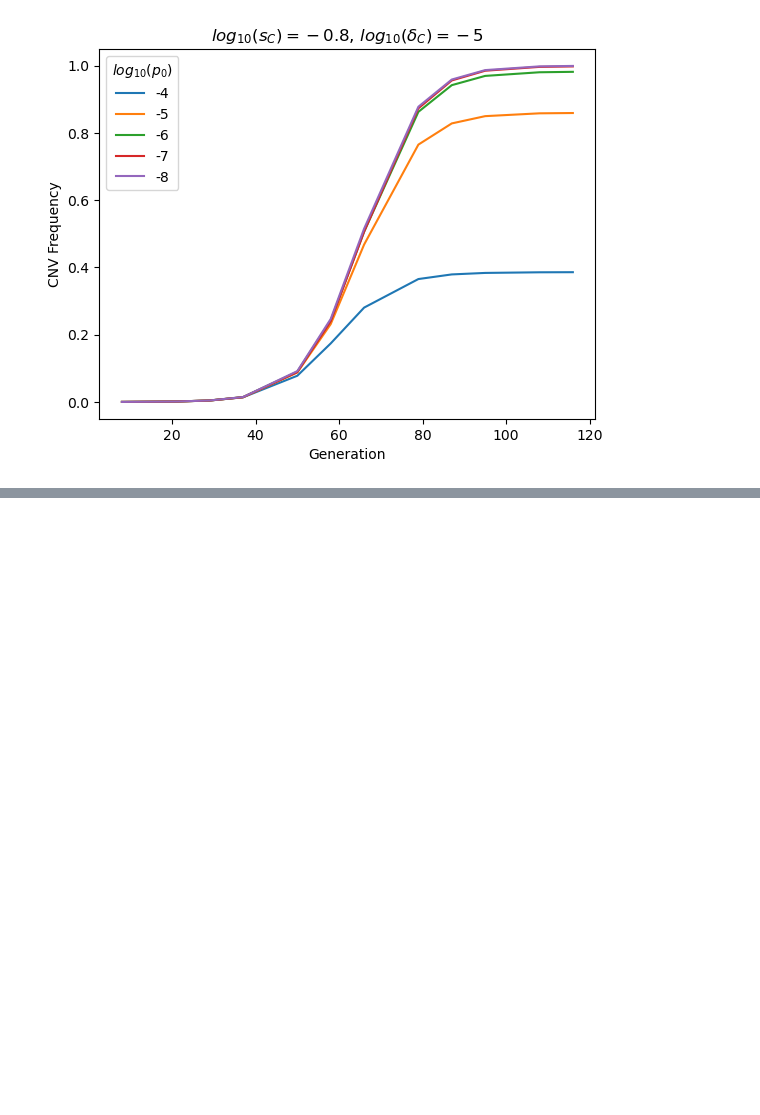
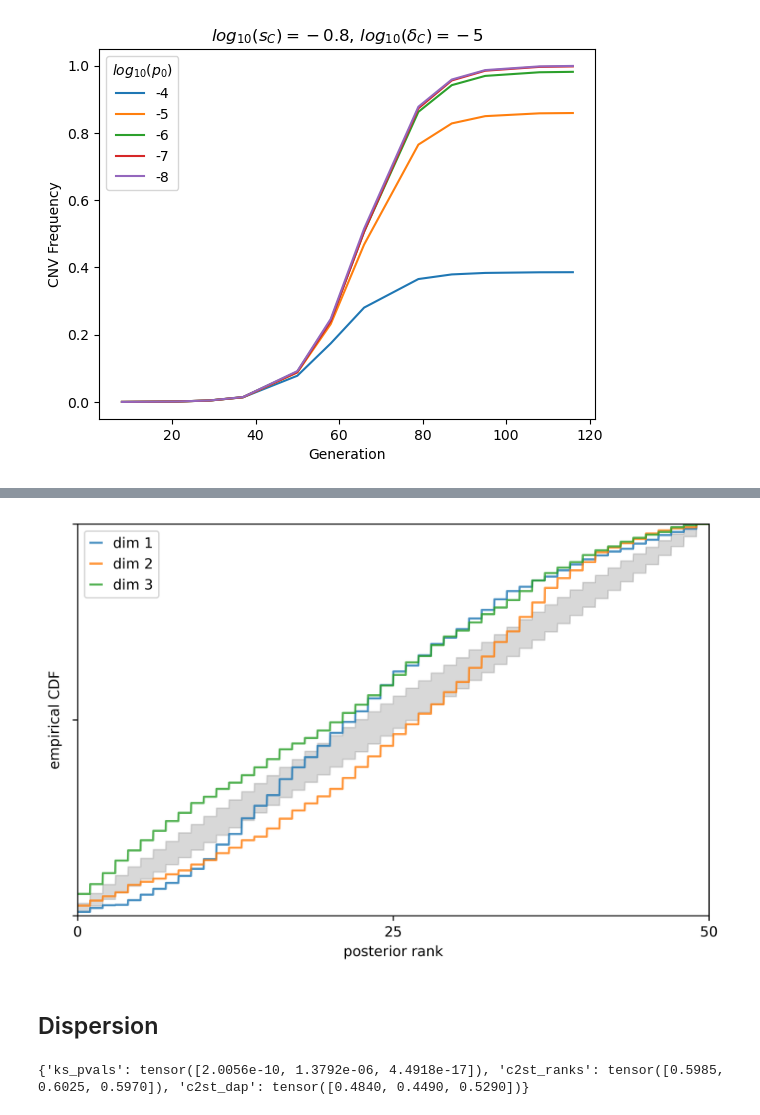
Before and after one commit to yoavram-lab/chuong_et_al, a Jupyter notebook: Simulation Analysis.ipynb, the cells around one changed output, grey strips where cells are left out. Saved outputs shown, nothing was run; the diff lists cells and outputs as text; code cells hidden in the pictures; blank space fills up the shorter version.

```diff
--- a/Simulation Analysis.ipynb
+++ b/Simulation Analysis.ipynb
@@ -145,0 +195,18 @@ Text(0, 0.5, 'CNV Frequency')
+# %%
+f, ax = sbc_rank_plot(ranks, 1_000, plot_type="cdf")
+# %% [output]
+[figure, added]
+# %% [markdown]
+## Dispersion
+# %%
+from utils_13_diagnosis_sbc import DispersedPosterior
+
+posterior_ = DispersedPosterior(posterior_chuong, dispersion=0.7)
+
+ranks, dap_samples = run_sbc(
+    torch.tensor(np.array(thetas)), torch.tensor(np.array(sims)), posterior_, num_posterior_samples=num_posterior_samples
+)
+check_stats = check_sbc(ranks, torch.tensor(np.array(thetas)), dap_samples, 1_000)
+print(check_stats)
+# %% [output]
+{'ks_pvals': tensor([2.0056e-10, 1.3792e-06, 4.4918e-17]), 'c2st_ranks': tensor([0.5985, 0.6025, 0.5970]), 'c2st_dap': tensor([0.4840, 0.4490, 0.5290])}
```
Also changed, not shown: parts of 11 cells of this notebook.
